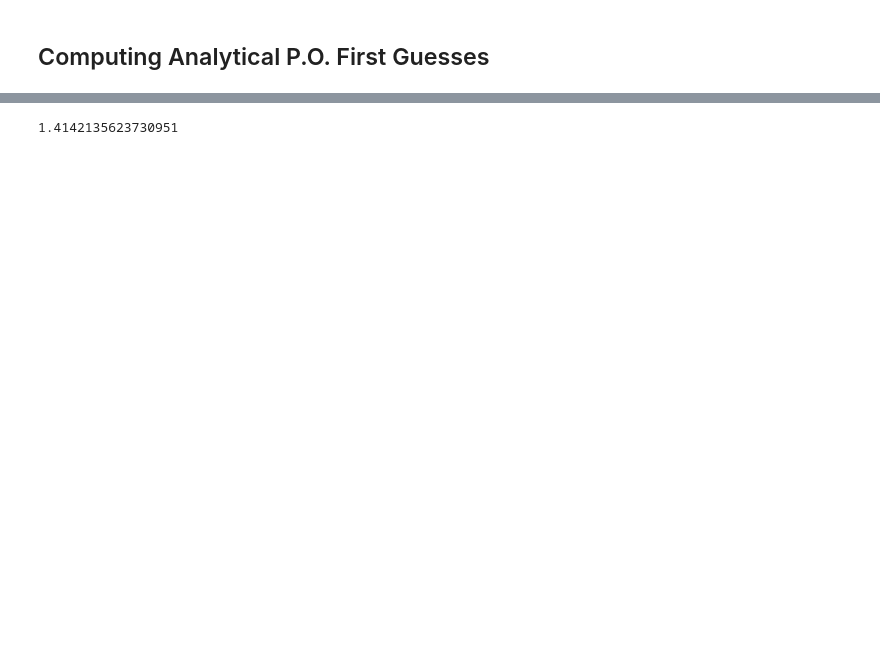
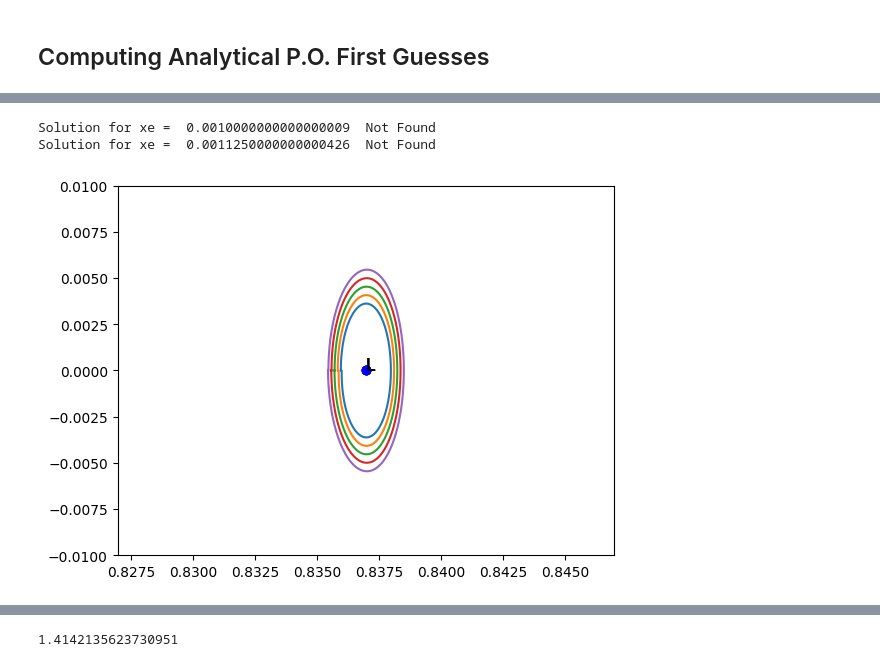
Before and after one commit to Jarrod-Brandt/Motion-Primitive-Orbit-Stitching, a Jupyter notebook: Motion Primitive Orbit Stitching.ipynb, the cells around one changed output, grey strips where cells are left out. Cells and saved outputs as stored; diff of their text form; code cells hidden in the pictures; blank space fills up the shorter version.

Commit message:
Lyapunov Family
Added iterative lyapunov orbit family solver, functionalized segments

```diff
--- a/Motion Primitive Orbit Stitching.ipynb
+++ b/Motion Primitive Orbit Stitching.ipynb
@@ -539,0 +593,9 @@ sol = solve_ivp(lunar_Orbit_DEQ, t_span, x_0,t_eval=t, dense_output='True', rtol
+# %%
+#Use the equillibrium point and desired Amplitudes (<<1) to generate initial guesses to periodic Orbits
+xe = L1
+As = np.linspace(.001,.0015,5)
+
+x_0s = Analytical_Guesses(xe, As)
+
+print(As)
+print(x_0s)
@@ -541,0 +613,10 @@ sol = solve_ivp(lunar_Orbit_DEQ, t_span, x_0,t_eval=t, dense_output='True', rtol
+# %%
+#Define functions (events) that trigger the solver to record or stop when the value of interest changes sign
+def y_cross(t,x):
+
+    return x[1]
+
+#Trigger early stopping and only in the direction of positive to negative
+y_cross.terminal = True
+
+y_cross.direction = -1
@@ -694,30 +661,57 @@ plt.plot(sol.t, CJ)
 # %%
 #Vary the parameter of interest (vy0)
 #Calculate del_x(t) by getting the solution to the variational equations in 2.5.1
 #Get the flow map
 #Get the state transition matrix phi
 d = 10e-8
 
-M_earth = 5.972e24
-M_moon = 7.342e22
-
-u2 = M_moon/(M_earth+M_moon)
-u1 = 1-u2
 
 
-L_f = 1/(383400)
-V_f = 1/(1.071)
-t_f = 2*np.pi/(2360320)
+xe = L1
 
-t_span = (0, 4*np.pi)
-t = np.linspace(t_span[0], t_span[1], num=1000)
+for x_0 in x_0s:
+
+    x_0 = np.concatenate((x_0, stm_0))
+    vx = 1
+    count = 0
+
+    while abs(vx) > d:
+
+        if x_0[4] > 0:
+            y_cross.direction = -1
+        elif x_0[4] < 0:
+            y_cross.direction = 1
+
+        t_span = (0, 2*np.pi)
+        t = np.linspace(t_span[0], t_span[1], num=1000)
+        sol = solve_ivp(lunar_Orbit_DEQ_rotating, t_span, x_0,t_eval=t, dense_output='True', method = 'LSODA', events=y_cross, rtol=1e-10, atol=1e-14 )
+        #Extract STM and Velocities
+        stms = sol.y[6:,:]
+
+        vy = sol.y[4,:][-1]
+        vx = sol.y[3,:][-1]
+
+        stm = stms[:,-1]
+
+        #Reshape STM to matrix form for interpretable reference
+        stm = np.reshape(stm, (6, 6))
+
+        dvy_0 = ((stm[3,4] - (1/vy)*stm[2,4])**-1)*vx
+
+        x_0[4] -= dvy_0
+
+        count+=1
 
 
+        if count > 30:
+            print("Solution for xe = ", xe - x_0[0],  " Not Found")
+            break
+    t_span = (0, 2*sol.t[-1])
+    t = np.linspace(t_span[0], t_span[1], num=1000)
+    sol = solve_ivp(lunar_Orbit_DEQ_rotating, t_span, x_0,t_eval=t, dense_output='True', rtol=1e-10, atol=1e-14 )
 
-while vx_1 > d:
-
-
-
-    sol = solve_ivp(lunar_Orbit_DEQ_rotating, t_span, x_0,t_eval=t, dense_output='True', rtol=1e-6, atol=1e-9 )
-
-    dvy_0 = ((phi(3,4) - (1/vy_1)*phi(2,4))**-1)*vx_1
+    plot_xe_scale(sol, xe)
+# %% [output]
+Solution for xe =  0.0010000000000000009  Not Found
+Solution for xe =  0.0011250000000000426  Not Found
+[figure, added]
```
Also changed, not shown: parts of 26 cells of this notebook.
